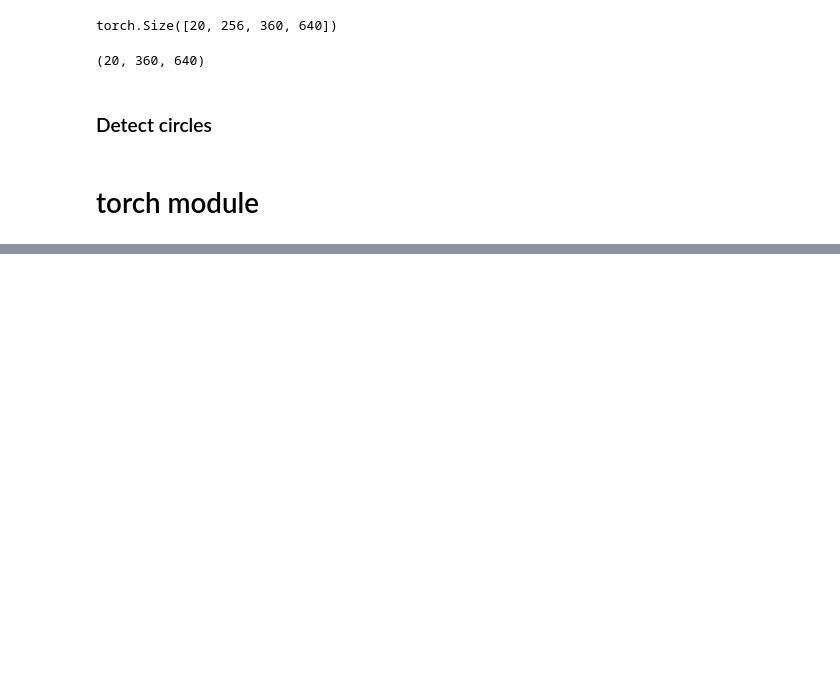
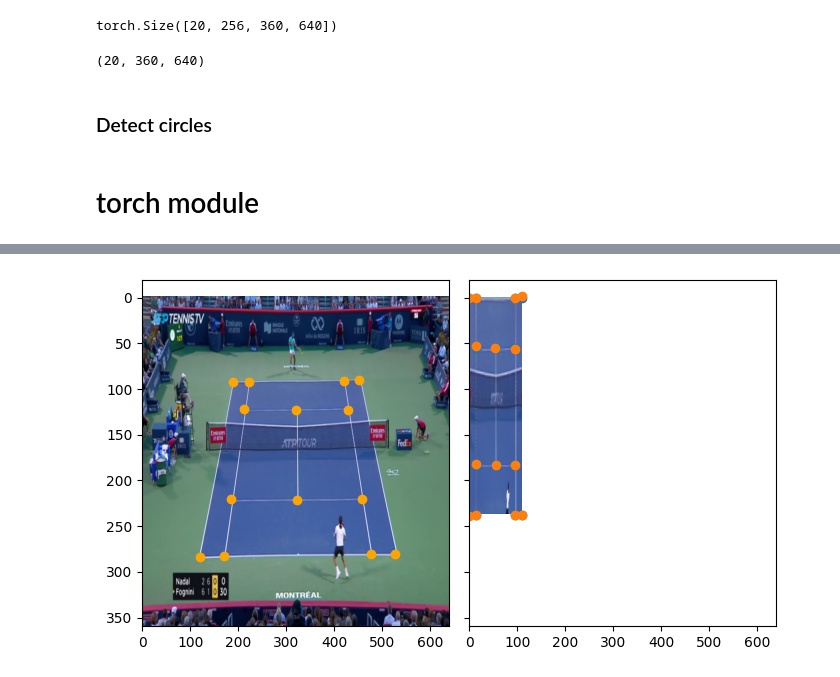
Before and after one commit to SebastianBitsch/tennis-court-tracker, a Jupyter notebook: notebooks/predict.ipynb, the cells around one changed output, grey strips where cells are left out. Cells and saved outputs as stored; diff of their text form; code cells hidden in the pictures; blank space fills up the shorter version.

```diff
--- a/notebooks/predict.ipynb
+++ b/notebooks/predict.ipynb
@@ -476,0 +511,18 @@ plt.show()
+# %%
+import matplotlib.pyplot as plt
+
+fix, axs = plt.subplots(ncols=2, figsize=(7, 4), sharex=True, sharey=True)
+
+axs[0].imshow(ims[i], aspect='auto')
+axs[0].scatter(predicted_points[i][:, 0], predicted_points[i][:, 1], label='Transformed', c='orange')
+
+axs[1].imshow(transformed_im, aspect='auto')
+axs[1].scatter(court_points[:, 0], court_points[:, 1], label='Original')
+axs[1].scatter(transformed_corners[:, 0], transformed_corners[:, 1], label='Transformed')
+
+plt.tight_layout()
+# axs[0].axis('off')
+# axs[1].axis('off')
+plt.show()
+# %% [output]
+[figure, added]
```
Also changed, not shown: parts of 6 cells of this notebook, 2 other files.
